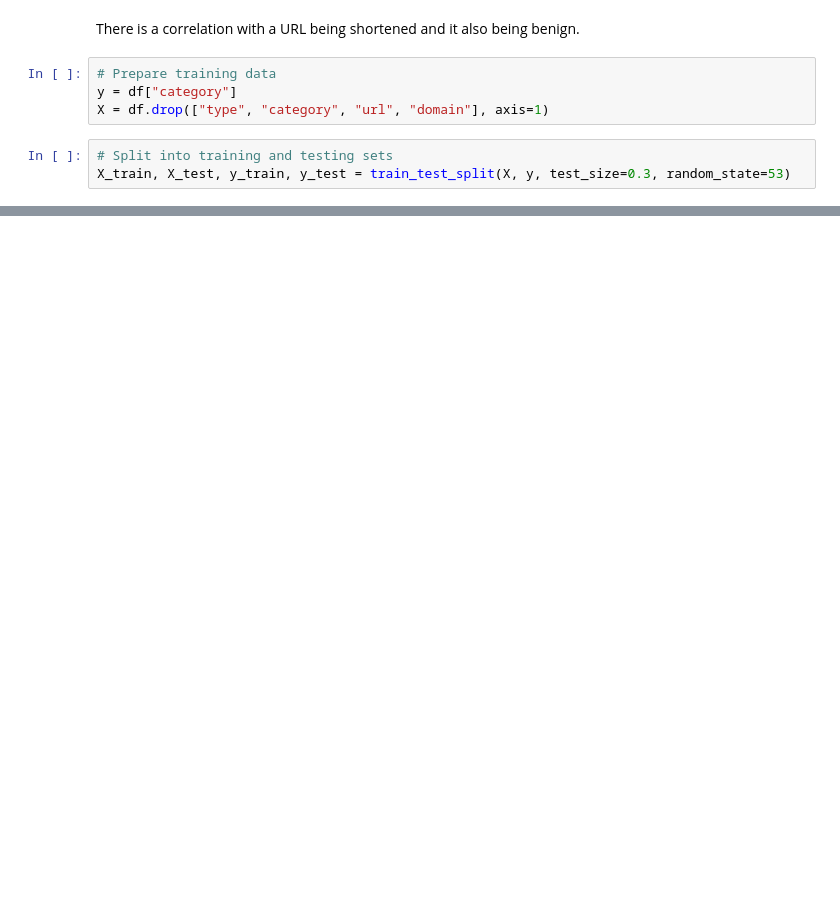
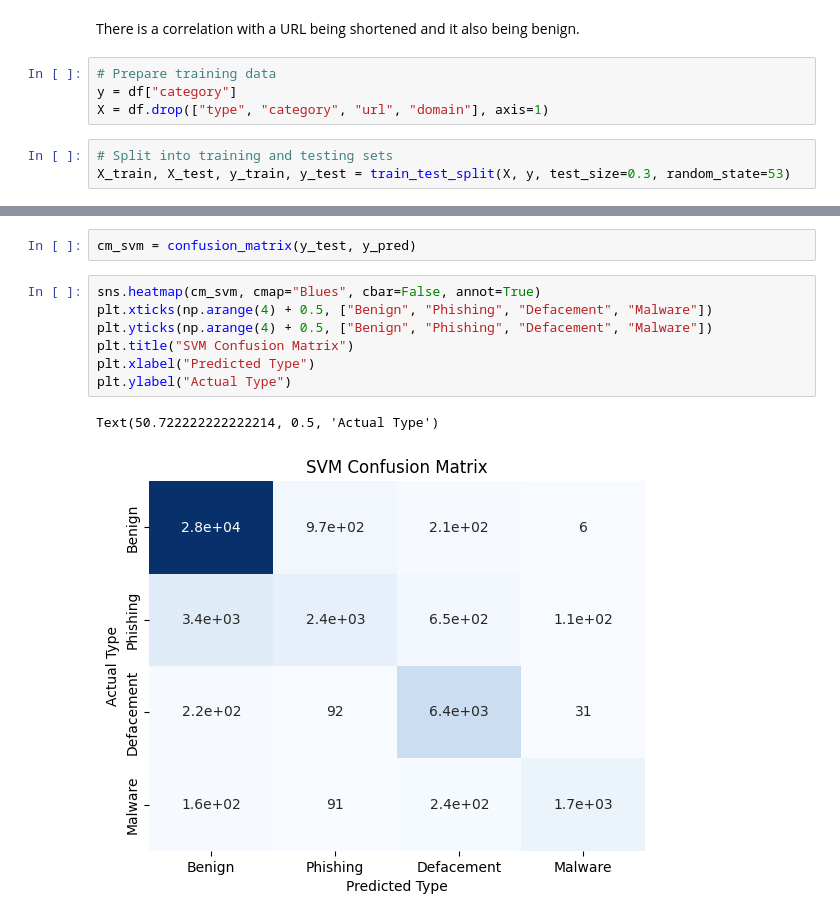
Before and after one commit to jfantab/lexical_analysis_urls, a Jupyter notebook: alao_vector_analysis.ipynb, the cells around one changed output, grey strips where cells are left out. Saved outputs shown, nothing was run; the diff lists cells and outputs as text; blank space fills up the shorter version.

Commit message:
abstract and confusion matrix

```diff
--- a/alao_vector_analysis.ipynb
+++ b/alao_vector_analysis.ipynb
@@ -350,0 +350,12 @@ Train Accuracy: 86.97257142857143%
+# %%
+cm_svm = confusion_matrix(y_test, y_pred)
+# %%
+sns.heatmap(cm_svm, cmap="Blues", cbar=False, annot=True)
+plt.xticks(np.arange(4) + 0.5, ["Benign", "Phishing", "Defacement", "Malware"])
+plt.yticks(np.arange(4) + 0.5, ["Benign", "Phishing", "Defacement", "Malware"])
+plt.title("SVM Confusion Matrix")
+plt.xlabel("Predicted Type")
+plt.ylabel("Actual Type")
+# %% [output]
+Text(50.722222222222214, 0.5, 'Actual Type')
+[figure, added]
```
Also changed, not shown: parts of 14 cells of this notebook.
